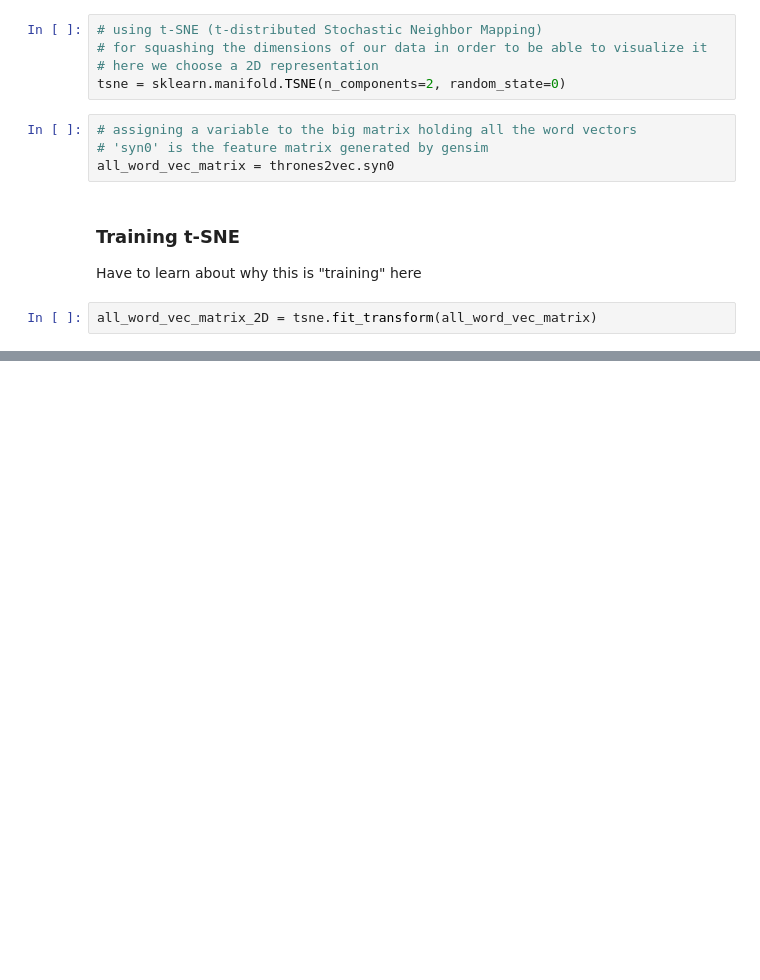
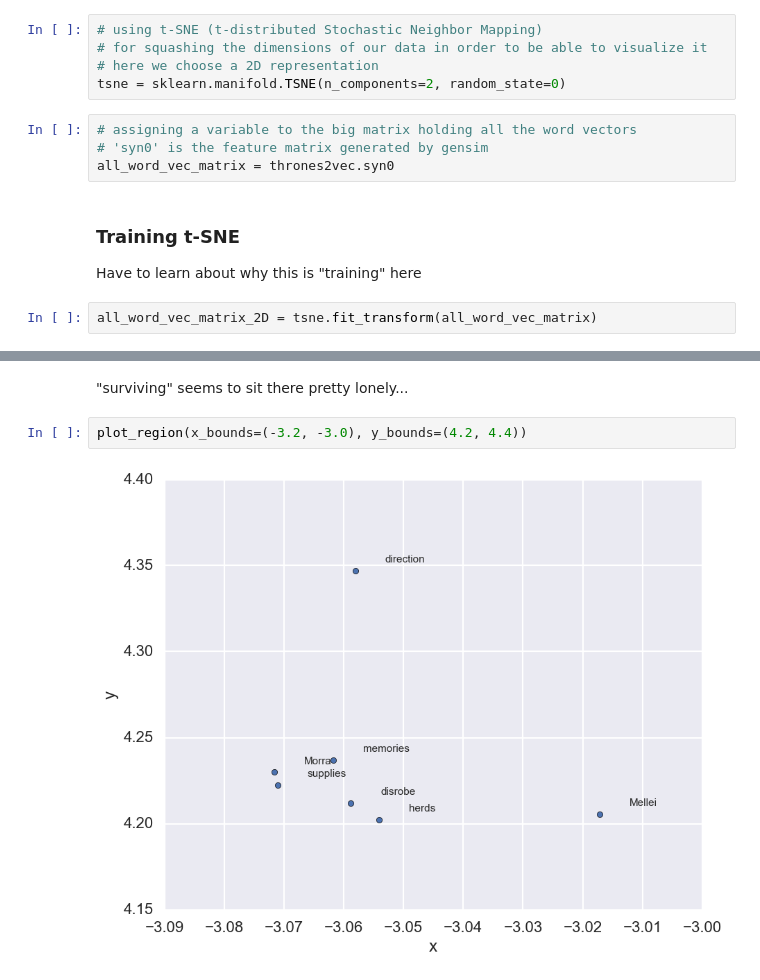
Before and after one commit to martin-martin/game_of_vectors, a Jupyter notebook: GameOfVectors.ipynb, the cells around one changed output, grey strips where cells are left out. Saved outputs shown, nothing was run; the diff lists cells and outputs as text; blank space fills up the shorter version.

```diff
--- a/GameOfVectors.ipynb
+++ b/GameOfVectors.ipynb
@@ -207,0 +294,6 @@ all_word_vec_matrix_2D = tsne.fit_transform(all_word_vec_matrix)
+# %% [markdown]
+"surviving" seems to sit there pretty lonely...
+# %%
+plot_region(x_bounds=(-3.2, -3.0), y_bounds=(4.2, 4.4))
+# %% [output]
+[figure, added]
```
Also changed, not shown: parts of 40 cells of this notebook.
